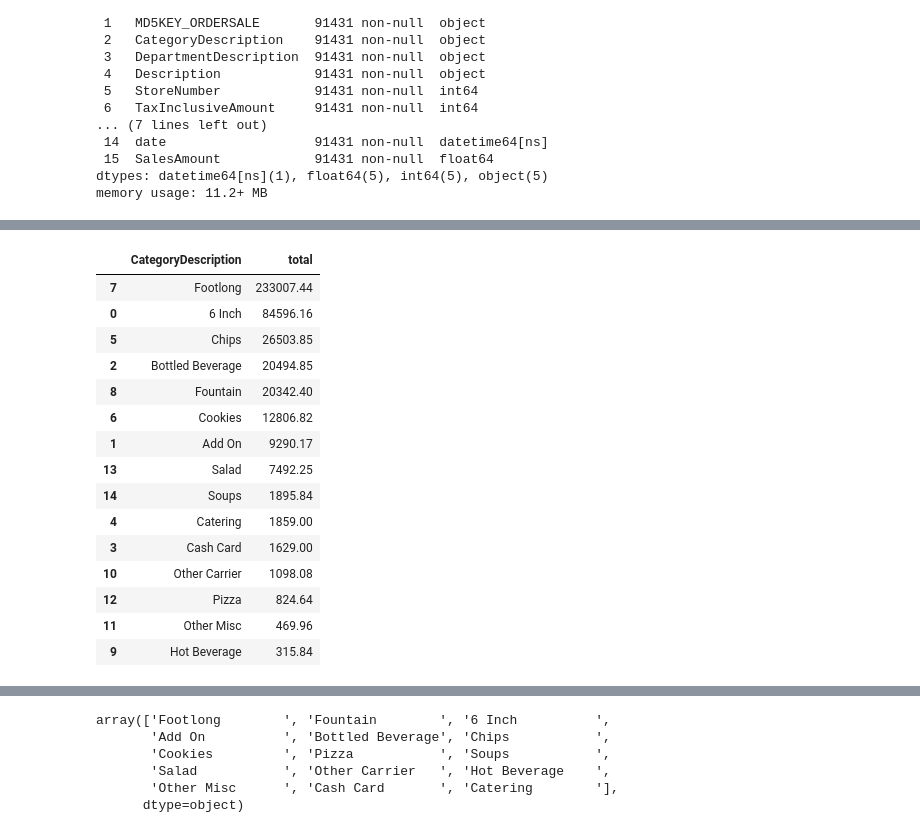
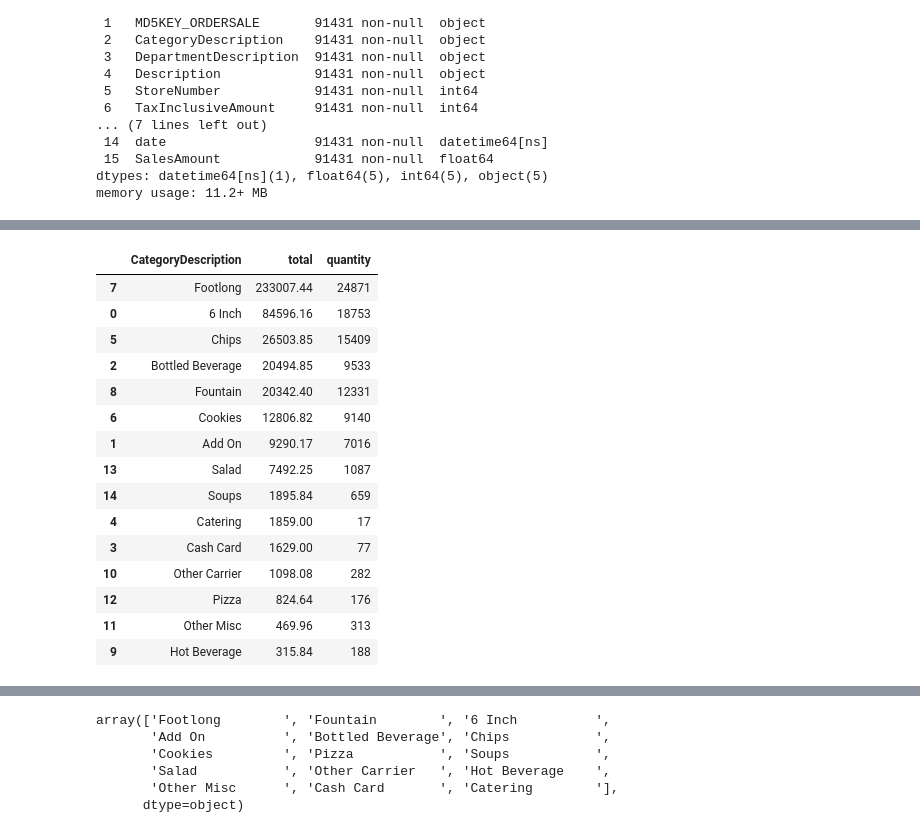
Before and after one commit to isharedigital/finalproject_data-science, a Jupyter notebook: notebooks/exploration/01_Clean_menuitem_20240705.ipynb, the cells around one changed output, grey strips where cells are left out. Cells and saved outputs as stored; diff of their text form; code cells hidden in the pictures.

```diff
--- a/notebooks/exploration/01_Clean_menuitem_20240705.ipynb
+++ b/notebooks/exploration/01_Clean_menuitem_20240705.ipynb
@@ -158,22 +162,22 @@ df.head()
 | 3 | 01B07F1C6DC6945796571FC78735DA16 | 915B69612845BBD974C39AC105F5CA8C | 6 Inch | 6 Inch Sub | Veggie Delite 6 inch | ... |
 | 4 | 02DE19974DE5304BF243A1C2EC639495 | CD6386C802450EDCF13A3D112D1F86EC | Add On | Add On 6in Portion | Avocado Add6in | ... |
 # %%
-df.groupby('CategoryDescription').agg(total=('SalesAmount', 'sum')).reset_index().sort_values(by='total', ascending=False)
+df.groupby('CategoryDescription').agg(total=('SalesAmount', 'sum'), quantity=('Quantity', 'sum')).reset_index().sort_values(by='total', ascending=False)
 # %% [output]
-|  | CategoryDescription | total |
-| 7 | Footlong | 233007.44 |
-| 0 | 6 Inch | 84596.16 |
-| 5 | Chips | 26503.85 |
-| 2 | Bottled Beverage | 20494.85 |
-| 8 | Fountain | 20342.40 |
-| 6 | Cookies | 12806.82 |
-| 1 | Add On | 9290.17 |
-| 13 | Salad | 7492.25 |
-| 14 | Soups | 1895.84 |
-| 4 | Catering | 1859.00 |
-| 3 | Cash Card | 1629.00 |
-| 10 | Other Carrier | 1098.08 |
-| 12 | Pizza | 824.64 |
-| 11 | Other Misc | 469.96 |
-| 9 | Hot Beverage | 315.84 |
+|  | CategoryDescription | total | quantity |
+| 7 | Footlong | 233007.44 | 24871 |
+| 0 | 6 Inch | 84596.16 | 18753 |
+| 5 | Chips | 26503.85 | 15409 |
+| 2 | Bottled Beverage | 20494.85 | 9533 |
+| 8 | Fountain | 20342.40 | 12331 |
+| 6 | Cookies | 12806.82 | 9140 |
+| 1 | Add On | 9290.17 | 7016 |
+| 13 | Salad | 7492.25 | 1087 |
+| 14 | Soups | 1895.84 | 659 |
+| 4 | Catering | 1859.00 | 17 |
+| 3 | Cash Card | 1629.00 | 77 |
+| 10 | Other Carrier | 1098.08 | 282 |
+| 12 | Pizza | 824.64 | 176 |
+| 11 | Other Misc | 469.96 | 313 |
+| 9 | Hot Beverage | 315.84 | 188 |
 # %%
```
Also changed, not shown: parts of 3 cells of this notebook, 20 other files.
